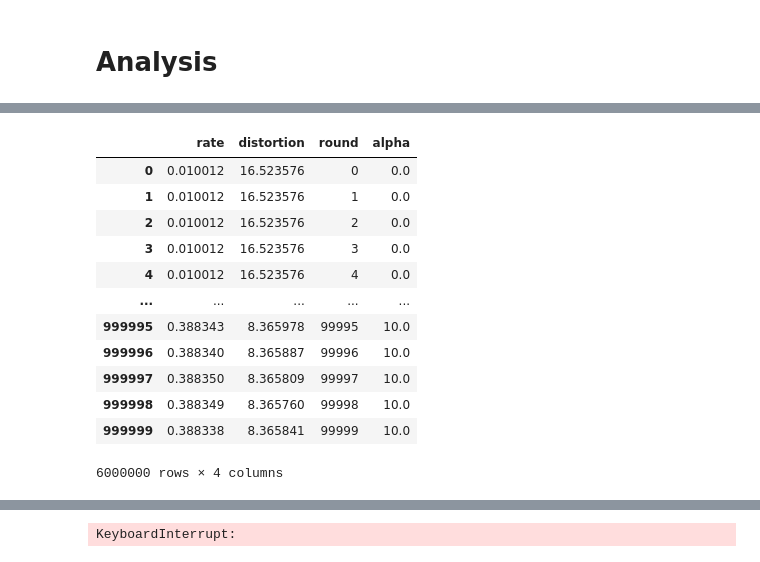
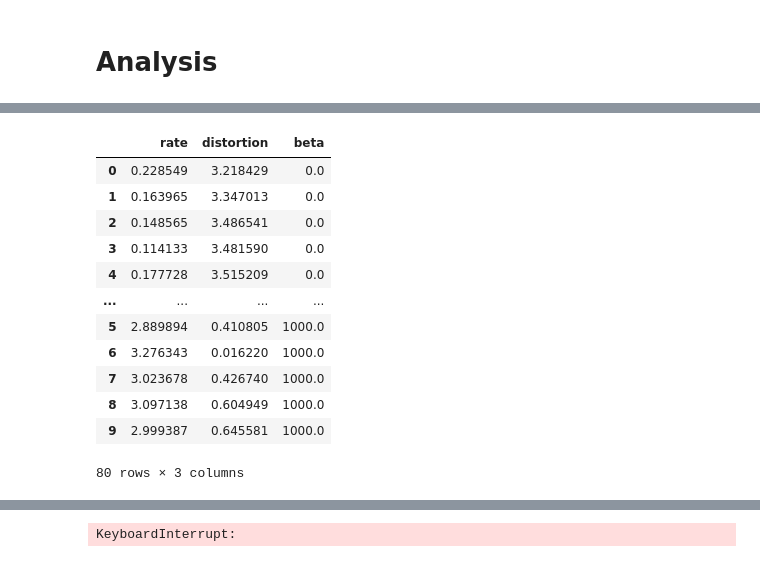
Before and after one commit to nathimel/rdsg, a Jupyter notebook: src/notebooks/analyze.ipynb, the cells around one changed output, grey strips where cells are left out. Saved outputs shown, nothing was run; the diff lists cells and outputs as text; code cells hidden in the pictures.

```diff
--- a/src/notebooks/analyze.ipynb
+++ b/src/notebooks/analyze.ipynb
@@ -42,13 +57,15 @@ counterpart_data = pd.read_csv(counterpart_fn)
 sampled_data = pd.read_csv(sampled_fn)
 
 simulation_dataframes = {
-    k: pd.read_csv(alpha_fns[k]) for k in alpha_fns
+    k: pd.read_csv(param_fns[k]) for k in param_fns
 }
 # %%
+param_name = {"exp": "beta", "nosofksy": "alpha"}[similarity]
+
 # combine simulation dataframes
 for key in simulation_dataframes:
     df = simulation_dataframes[key]
-    df["alpha"] = key # use string for category
+    df[param_name] = key # use string for category
 
 sim_data = pd.concat(simulation_dataframes.values())
 sim_data
@@ -69,24 +86,24 @@ sim_data
 # %%
-sim_data["alpha"] = sim_data["alpha"].astype(float)
-sim_data["alpha"] = sim_data["alpha"].astype(str)
-counterpart_data["alpha"] = counterpart_data["alpha"].astype(float)
-counterpart_data["alpha"] = counterpart_data["alpha"].astype(str)
+sim_data[param_name] = sim_data[param_name].astype(float)
+sim_data[param_name] = sim_data[param_name].astype(str)
+counterpart_data[param_name] = counterpart_data[param_name].astype(float)
+counterpart_data[param_name] = counterpart_data[param_name].astype(str)
 
 sim_data
 # %% [output]
-|  | rate | distortion | round | alpha |
-| 0 | 0.010012 | 16.523576 | 0 | 0.0 |
-| 1 | 0.010012 | 16.523576 | 1 | 0.0 |
-| 2 | 0.010012 | 16.523576 | 2 | 0.0 |
-| 3 | 0.010012 | 16.523576 | 3 | 0.0 |
-| 4 | 0.010012 | 16.523576 | 4 | 0.0 |
-| ... | ... | ... | ... | ... |
-| 999995 | 0.388343 | 8.365978 | 99995 | 10.0 |
-| 999996 | 0.388340 | 8.365887 | 99996 | 10.0 |
-| 999997 | 0.388350 | 8.365809 | 99997 | 10.0 |
-| 999998 | 0.388349 | 8.365760 | 99998 | 10.0 |
-| 999999 | 0.388338 | 8.365841 | 99999 | 10.0 |
+|  | rate | distortion | beta |
+| 0 | 0.228549 | 3.218429 | 0.0 |
+| 1 | 0.163965 | 3.347013 | 0.0 |
+| 2 | 0.148565 | 3.486541 | 0.0 |
+| 3 | 0.114133 | 3.481590 | 0.0 |
+| 4 | 0.177728 | 3.515209 | 0.0 |
+| ... | ... | ... | ... |
+| 5 | 2.889894 | 0.410805 | 1000.0 |
+| 6 | 3.276343 | 0.016220 | 1000.0 |
+| 7 | 3.023678 | 0.426740 | 1000.0 |
+| 8 | 3.097138 | 0.604949 | 1000.0 |
+| 9 | 2.999387 | 0.645581 | 1000.0 |
-6000000 rows × 4 columns
+80 rows × 3 columns
 # %%
 # plot each language, with a unique color for each gamma
 
```
Also changed, not shown: parts of 4 cells of this notebook, 57 other files.
